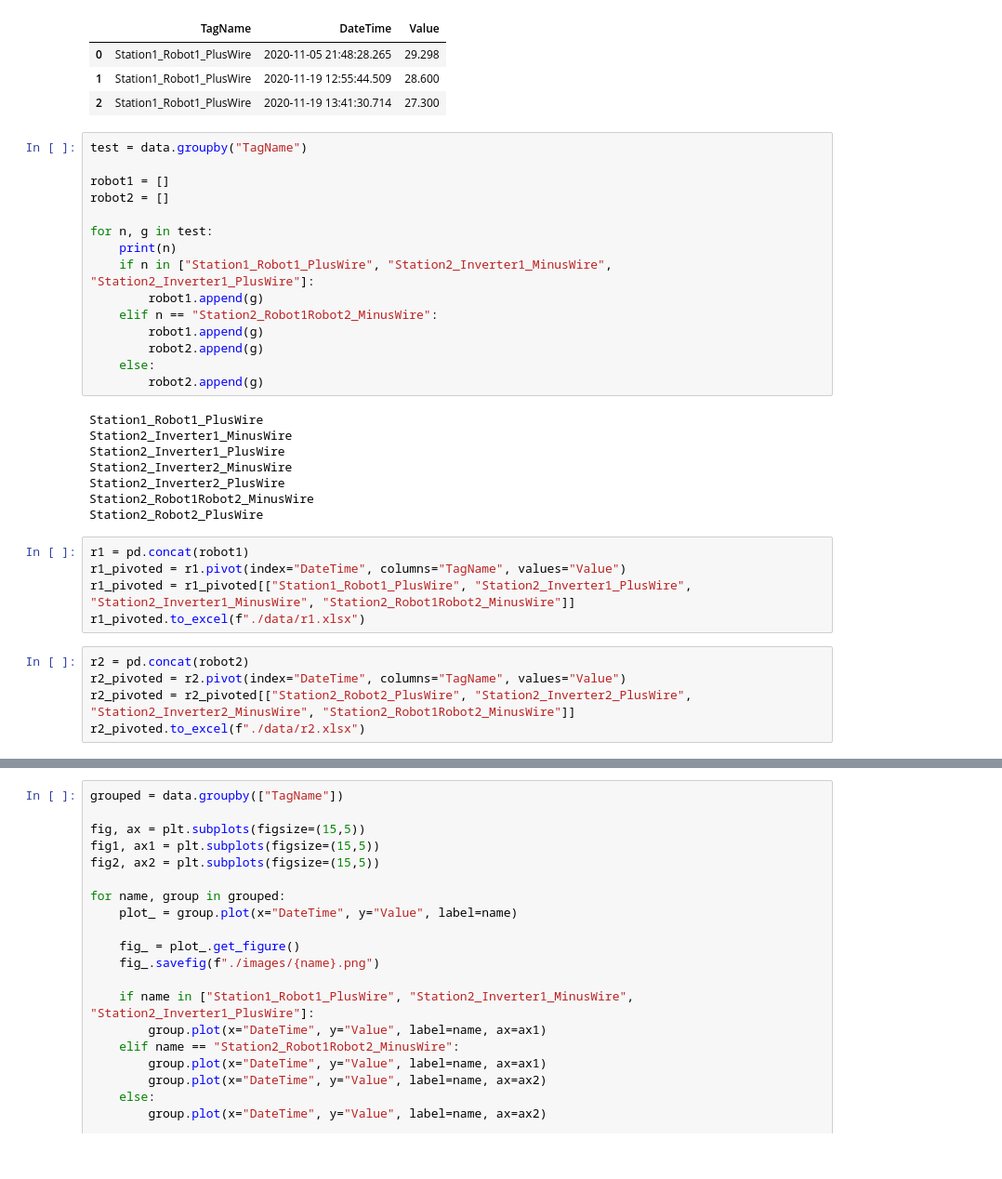
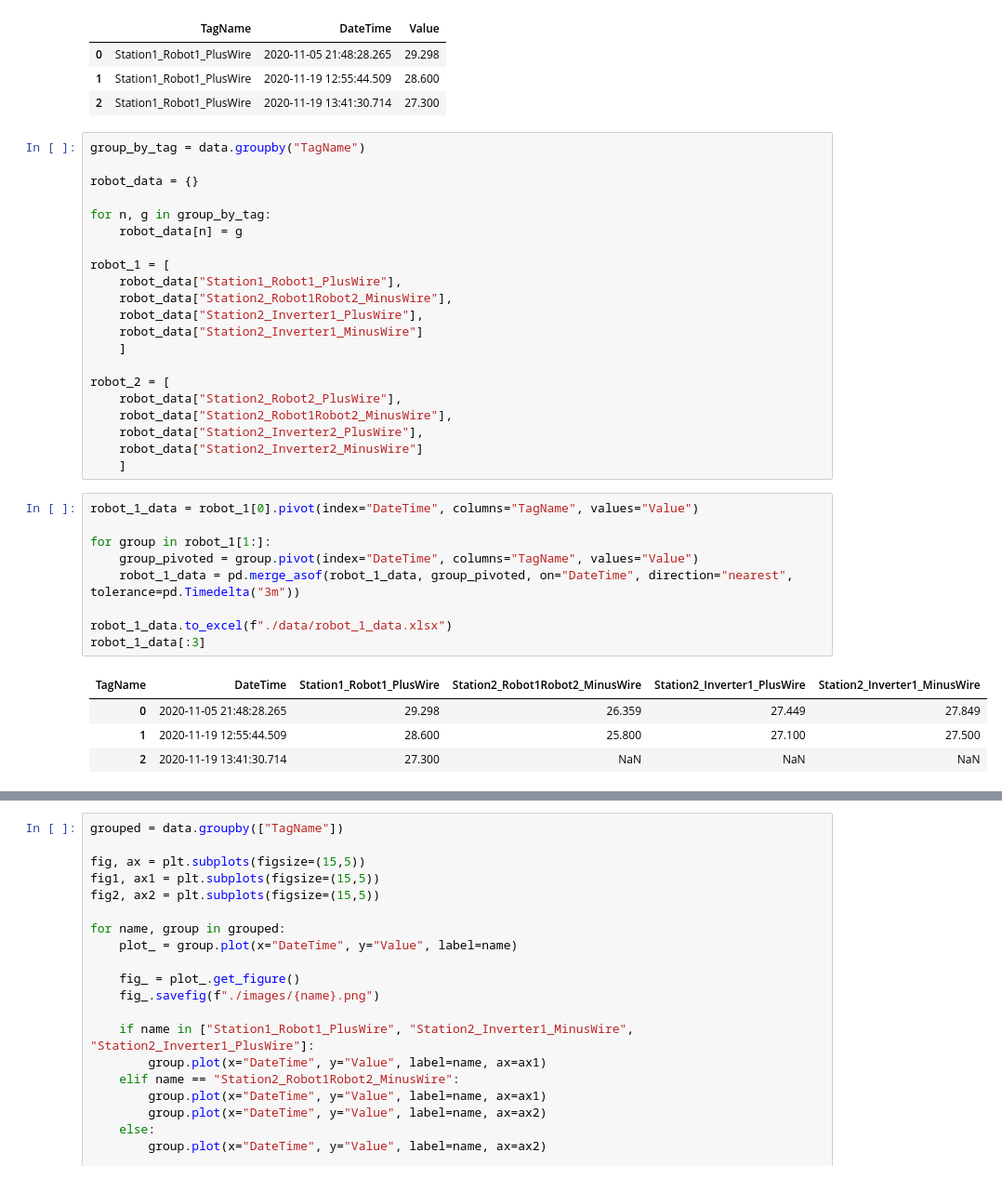
Before and after one commit to Klotske/predictive_analytics, a Jupyter notebook: main.ipynb, the cells around one changed output, grey strips where cells are left out. Shown at 93% size. Drawn from its saved outputs; the diff is of its cells as text.

Commit message:
Added grouping robot's sensor values by DateTime

```diff
--- a/main.ipynb
+++ b/main.ipynb
@@ -41,36 +41,38 @@ data[:3]
 | 0 | Station1_Robot1_PlusWire | 2020-11-05 21:48:28.265 | 29.298 |
 | 1 | Station1_Robot1_PlusWire | 2020-11-19 12:55:44.509 | 28.600 |
 | 2 | Station1_Robot1_PlusWire | 2020-11-19 13:41:30.714 | 27.300 |
-# %%
-test = data.groupby("TagName")
-
-robot1 = []
-robot2 = []
-
-for n, g in test:
-    print(n)
-    if n in ["Station1_Robot1_PlusWire", "Station2_Inverter1_MinusWire", "Station2_Inverter1_PlusWire"]:
-        robot1.append(g)
-    elif n == "Station2_Robot1Robot2_MinusWire":
-        robot1.append(g)
-        robot2.append(g)
-    else:
-        robot2.append(g)
-# %% [output]
-Station1_Robot1_PlusWire
-Station2_Inverter1_MinusWire
-Station2_Inverter1_PlusWire
-Station2_Inverter2_MinusWire
-Station2_Inverter2_PlusWire
-Station2_Robot1Robot2_MinusWire
-Station2_Robot2_PlusWire
-# %%
-r1 = pd.concat(robot1)
-r1_pivoted = r1.pivot(index="DateTime", columns="TagName", values="Value")
-r1_pivoted = r1_pivoted[["Station1_Robot1_PlusWire", "Station2_Inverter1_PlusWire", "Station2_Inverter1_MinusWire", "Station2_Robot1Robot2_MinusWire"]]
-r1_pivoted.to_excel(f"./data/r1.xlsx")
-# %%
-r2 = pd.concat(robot2)
-r2_pivoted = r2.pivot(index="DateTime", columns="TagName", values="Value")
-r2_pivoted = r2_pivoted[["Station2_Robot2_PlusWire", "Station2_Inverter2_PlusWire", "Station2_Inverter2_MinusWire", "Station2_Robot1Robot2_MinusWire"]]
-r2_pivoted.to_excel(f"./data/r2.xlsx")
+# %%
+group_by_tag = data.groupby("TagName")
+
+robot_data = {}
+
+for n, g in group_by_tag:
+    robot_data[n] = g
+
+robot_1 = [
+    robot_data["Station1_Robot1_PlusWire"],
+    robot_data["Station2_Robot1Robot2_MinusWire"],
+    robot_data["Station2_Inverter1_PlusWire"],
+    robot_data["Station2_Inverter1_MinusWire"]
+    ]
+
+robot_2 = [
+    robot_data["Station2_Robot2_PlusWire"],
+    robot_data["Station2_Robot1Robot2_MinusWire"],
+    robot_data["Station2_Inverter2_PlusWire"],
+    robot_data["Station2_Inverter2_MinusWire"]
+    ]
+# %%
+robot_1_data = robot_1[0].pivot(index="DateTime", columns="TagName", values="Value")
+
+for group in robot_1[1:]:
+    group_pivoted = group.pivot(index="DateTime", columns="TagName", values="Value")
+    robot_1_data = pd.merge_asof(robot_1_data, group_pivoted, on="DateTime", direction="nearest", tolerance=pd.Timedelta("3m"))
+
+robot_1_data.to_excel(f"./data/robot_1_data.xlsx")
+robot_1_data[:3]
+# %% [output]
+| TagName | DateTime | Station1_Robot1_PlusWire | Station2_Robot1Robot2_MinusWire | Station2_Inverter1_PlusWire | Station2_Inverter1_MinusWire |
+| 0 | 2020-11-05 21:48:28.265 | 29.298 | 26.359 | 27.449 | 27.849 |
+| 1 | 2020-11-19 12:55:44.509 | 28.600 | 25.800 | 27.100 | 27.500 |
+| 2 | 2020-11-19 13:41:30.714 | 27.300 | NaN | NaN | NaN |
```
Also changed, not shown: parts of 1 cell of this notebook, 2 other files.
